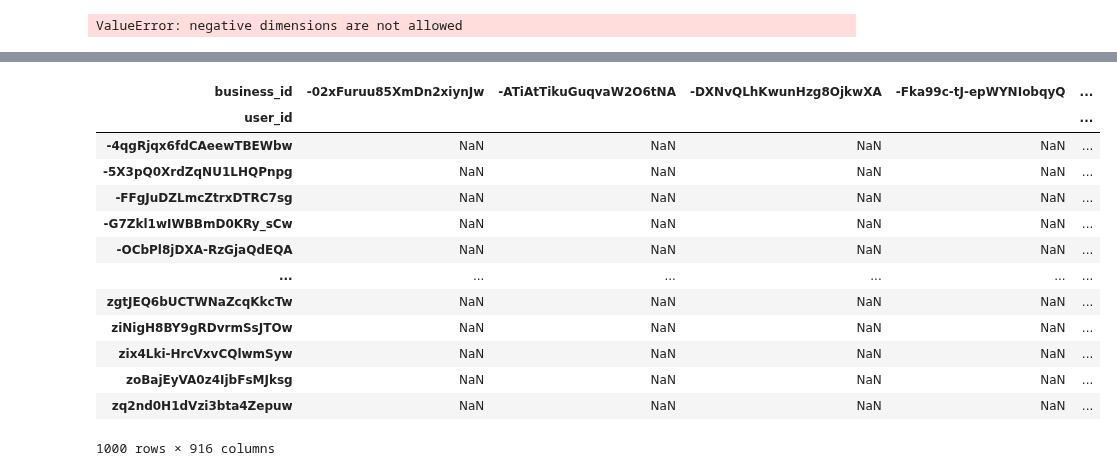
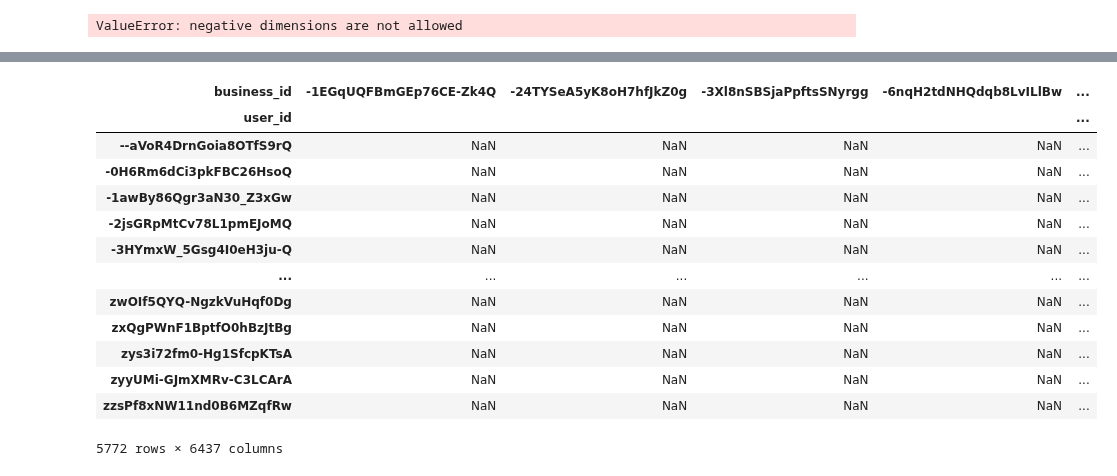
Before and after one commit to larasneves/ComplexDataAnalysis, a Jupyter notebook: baseline.ipynb, the cells around one changed output, grey strips where cells are left out. Drawn from its saved outputs; the diff is of its cells as text; code cells hidden in the pictures.

```diff
--- a/baseline.ipynb
+++ b/baseline.ipynb
@@ -70,0 +68,6 @@ df_limited
+# %%
+# Filtering the data just for Nashville
+df_nashville = df_review.merge(df_business, how='left', on='business_id')
+df_nashville = df_nashville[df_nashville['city'] == 'Nashville']
+df_nashville = df_nashville[['user_id', 'business_id', 'stars_x']].rename(columns={'stars_x':'stars'})
+df_nashville
@@ -70,0 +88,6 @@ df_limited
+# %%
+# Filtering out users with less than 10 ratings
+user_counts = df_nashville['user_id'].value_counts()
+user_to_keep = user_counts[user_counts >= 10].index
+df_nashville = df_nashville[df_nashville['user_id'].isin(user_to_keep)]
+df_nashville
@@ -71,20 +108,20 @@ df_limited
 # %%
-df_pivot = df_limited.pivot_table(index='user_id', columns='business_id', values='stars', aggfunc='mean')
+df_pivot = df_nashville.pivot_table(index='user_id', columns='business_id', values='stars', aggfunc='mean')
 df_pivot
 # %% [output]
-| business_id | -02xFuruu85XmDn2xiynJw | -ATiAtTikuGuqvaW2O6tNA | -DXNvQLhKwunHzg8OjkwXA | -Fka99c-tJ-epWYNIobqyQ | ... |
+| business_id | -1EGqUQFBmGEp76CE-Zk4Q | -24TYSeA5yK8oH7hfJkZ0g | -3Xl8nSBSjaPpftsSNyrgg | -6nqH2tdNHQdqb8LvILlBw | ... |
 | user_id |  |  |  |  | ... |
-| -4qgRjqx6fdCAeewTBEWbw | NaN | NaN | NaN | NaN | ... |
-| -5X3pQ0XrdZqNU1LHQPnpg | NaN | NaN | NaN | NaN | ... |
-| -FFgJuDZLmcZtrxDTRC7sg | NaN | NaN | NaN | NaN | ... |
-| -G7Zkl1wIWBBmD0KRy_sCw | NaN | NaN | NaN | NaN | ... |
-| -OCbPl8jDXA-RzGjaQdEQA | NaN | NaN | NaN | NaN | ... |
+| --aVoR4DrnGoia8OTfS9rQ | NaN | NaN | NaN | NaN | ... |
+| -0H6Rm6dCi3pkFBC26HsoQ | NaN | NaN | NaN | NaN | ... |
+| -1awBy86Qgr3aN30_Z3xGw | NaN | NaN | NaN | NaN | ... |
+| -2jsGRpMtCv78L1pmEJoMQ | NaN | NaN | NaN | NaN | ... |
+| -3HYmxW_5Gsg4I0eH3ju-Q | NaN | NaN | NaN | NaN | ... |
 | ... | ... | ... | ... | ... | ... |
-| zgtJEQ6bUCTWNaZcqKkcTw | NaN | NaN | NaN | NaN | ... |
-| ziNigH8BY9gRDvrmSsJTOw | NaN | NaN | NaN | NaN | ... |
-| zix4Lki-HrcVxvCQlwmSyw | NaN | NaN | NaN | NaN | ... |
-| zoBajEyVA0z4IjbFsMJksg | NaN | NaN | NaN | NaN | ... |
-| zq2nd0H1dVzi3bta4Zepuw | NaN | NaN | NaN | NaN | ... |
+| zwOIf5QYQ-NgzkVuHqf0Dg | NaN | NaN | NaN | NaN | ... |
+| zxQgPWnF1BptfO0hBzJtBg | NaN | NaN | NaN | NaN | ... |
+| zys3i72fm0-Hg1SfcpKTsA | NaN | NaN | NaN | NaN | ... |
+| zyyUMi-GJmXMRv-C3LCArA | NaN | NaN | NaN | NaN | ... |
+| zzsPf8xNW11nd0B6MZqfRw | NaN | NaN | NaN | NaN | ... |
-1000 rows × 916 columns
+5772 rows × 6437 columns
 # %%
 # Creating dataset from the df_review
```
Also changed, not shown: parts of 11 cells of this notebook.
